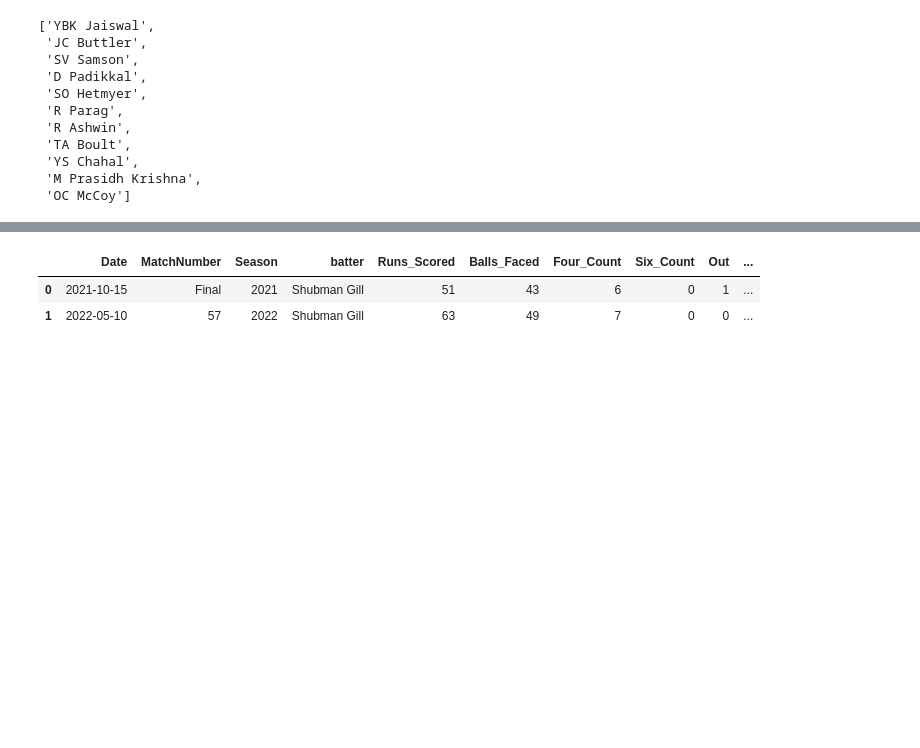
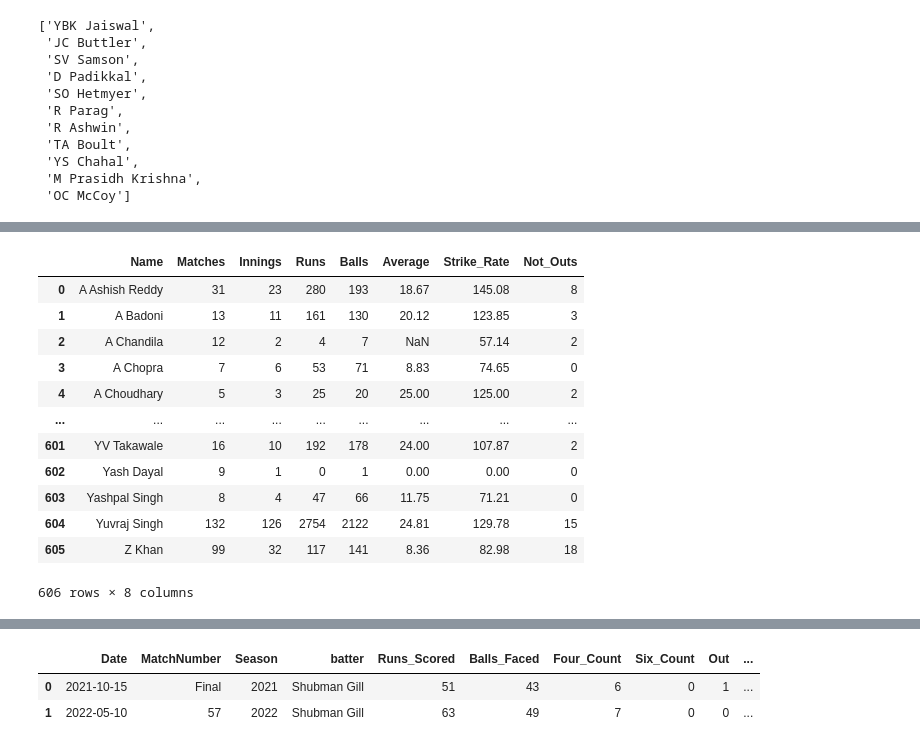
Before and after one commit to anubrotoGhose/IPL-Stats-Access, a Jupyter notebook: table_creator_5.ipynb, the cells around one changed output, grey strips where cells are left out. Cells and saved outputs as stored; diff of their text form; code cells hidden in the pictures; blank space fills up the shorter version.

```diff
--- a/table_creator_5.ipynb
+++ b/table_creator_5.ipynb
@@ -282,4 +282,21 @@ combined_df_batting
 606 rows × 8 columns
+# %%
+combined_df_batting = combined_df_batting.rename(columns={'Strike Rate': 'Strike_Rate', 'Not Outs': 'Not_Outs'})
+combined_df_batting
+# %% [output]
+|  | Name | Matches | Innings | Runs | Balls | Average | Strike_Rate | Not_Outs |
+| 0 | A Ashish Reddy | 31 | 23 | 280 | 193 | 18.67 | 145.08 | 8 |
+| 1 | A Badoni | 13 | 11 | 161 | 130 | 20.12 | 123.85 | 3 |
+| 2 | A Chandila | 12 | 2 | 4 | 7 | NaN | 57.14 | 2 |
+| 3 | A Chopra | 7 | 6 | 53 | 71 | 8.83 | 74.65 | 0 |
+| 4 | A Choudhary | 5 | 3 | 25 | 20 | 25.00 | 125.00 | 2 |
+| ... | ... | ... | ... | ... | ... | ... | ... | ... |
+| 601 | YV Takawale | 16 | 10 | 192 | 178 | 24.00 | 107.87 | 2 |
+| 602 | Yash Dayal | 9 | 1 | 0 | 1 | 0.00 | 0.00 | 0 |
+| 603 | Yashpal Singh | 8 | 4 | 47 | 66 | 11.75 | 71.21 | 0 |
+| 604 | Yuvraj Singh | 132 | 126 | 2754 | 2122 | 24.81 | 129.78 | 15 |
+| 605 | Z Khan | 99 | 32 | 117 | 141 | 8.36 | 82.98 | 18 |
+606 rows × 8 columns
 # %%
 combined_df_bowling
 # %% [output]
```
Also changed, not shown: parts of 10 cells of this notebook, 11 other files.
